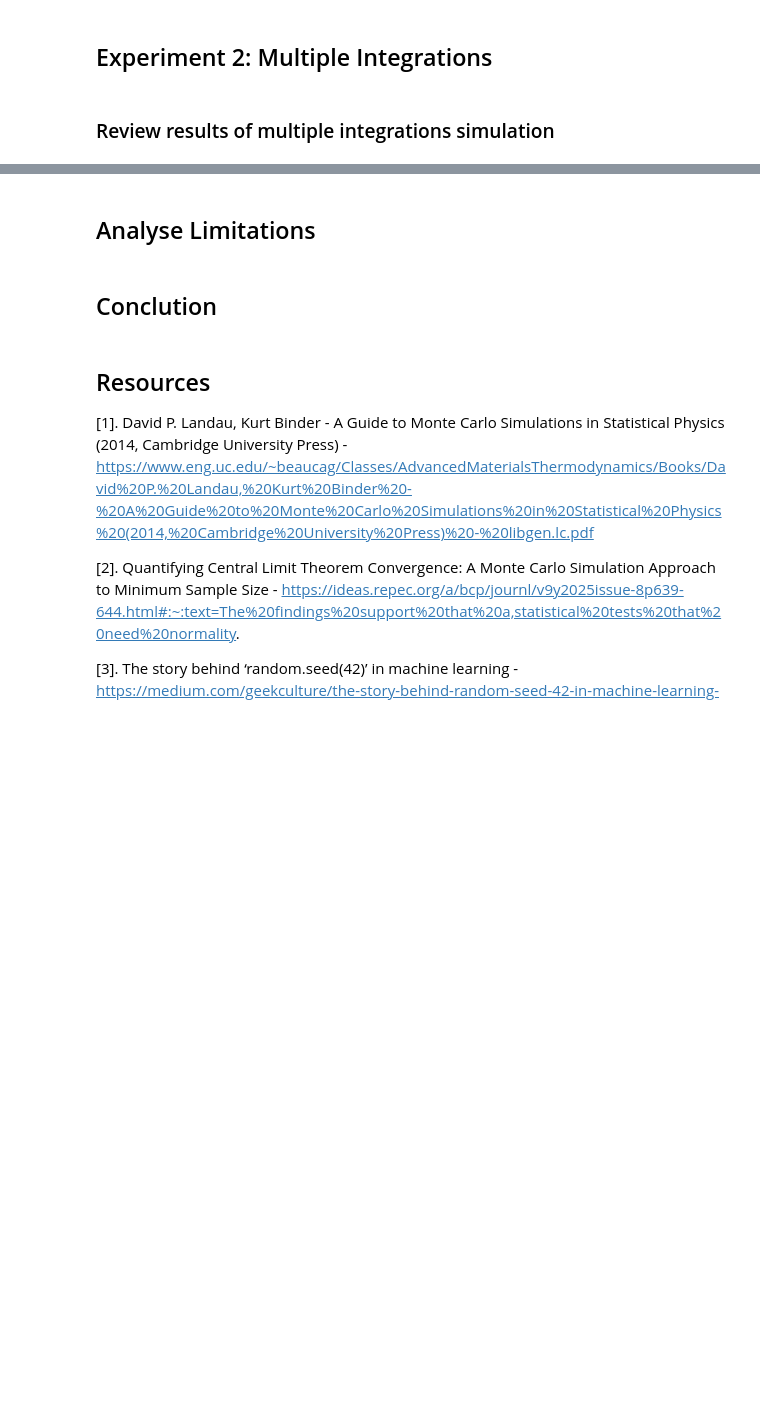
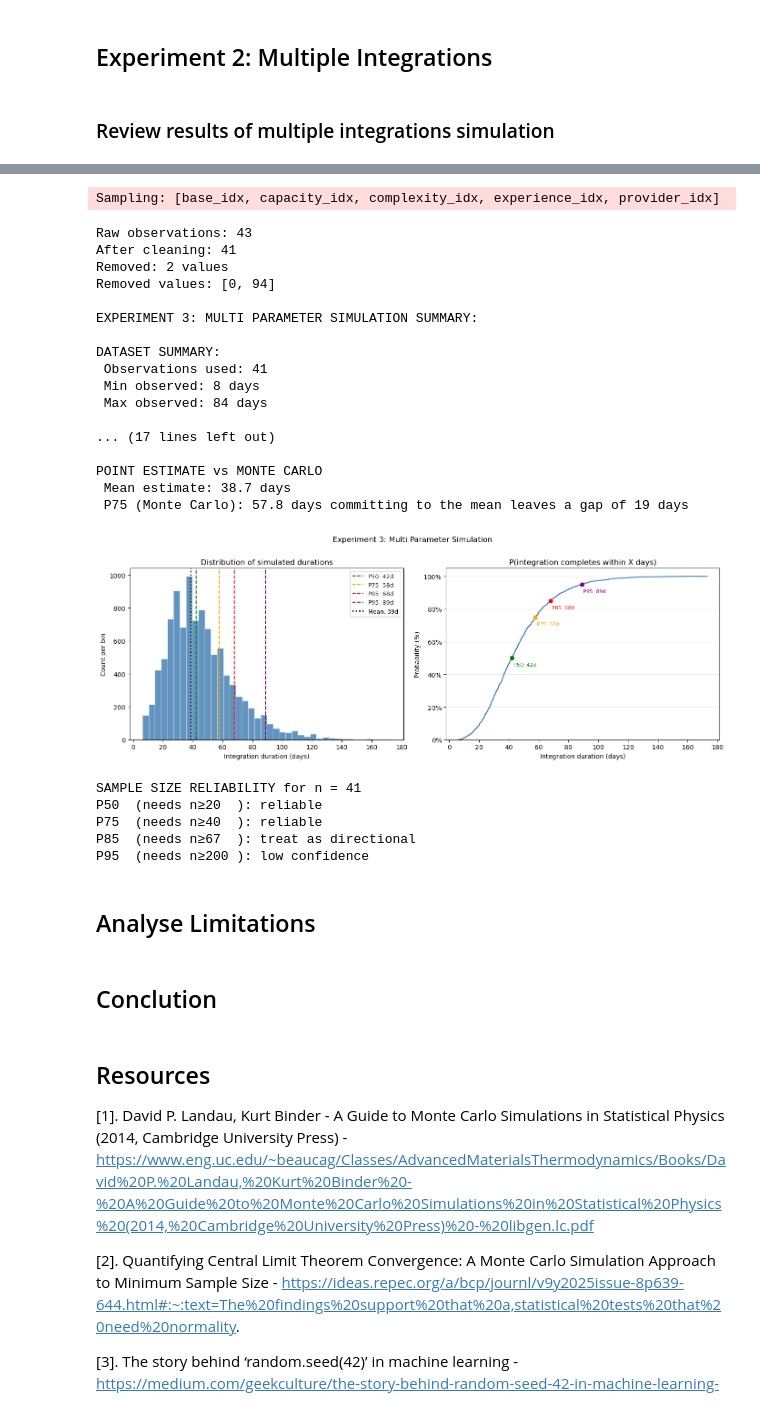
Before and after one commit to crystal-wolfer/SoftUni-AI-ML, a Jupyter notebook: Course 1 - Math For Developer/monte-carlo-agile-estimation/notebooks/02_monte_carlo_simulation.ipynb, the cells around one changed output, grey strips where cells are left out. Saved outputs shown, nothing was run; the diff lists cells and outputs as text; code cells hidden in the pictures; blank space fills up the shorter version.

Commit message:
[Monte Carlo] Simulation Experiment 3
Added PyMC lib installation, Added Experiment 3 code and description. Added small fixes and changes to helper functions to fit better with the experiments

```diff
--- a/Course 1 - Math For Developer/monte-carlo-agile-estimation/notebooks/02_monte_carlo_simulation.ipynb
+++ b/Course 1 - Math For Developer/monte-carlo-agile-estimation/notebooks/02_monte_carlo_simulation.ipynb
@@ -631,3 +921,68 @@ P95  (needs n≥200 ): low confidence
+# %%
+#Compute data-driven multipliers
+_cleaned = clean_data(raw_jira_data, min_days=4, max_days=90)
+_median  = np.median(_cleaned)
+
+_complexity_multipliers = {
+    'simple':  round(np.percentile(_cleaned, 30) / _median, 2),
+    'medium':  round(np.percentile(_cleaned, 50) / _median, 2),
+    'complex': round(np.percentile(_cleaned, 75) / _median, 2),
+}
+
+#Run Experiment 3 with following input parameters:
+# (simulating simple-medium complex integration, performed by a mid level developer most likely from a very responsive-responsive provider with high chance of reduced capacity)
+result_3 = simulate_with_parameters(
+    historical_data=raw_jira_data,
+    min_days=4,
+    max_days=90,
+
+    # Complexity: what kind of integration is it?
+    complexity_distribution={'simple': 0.4, 'medium': 0.4, 'complex': 0.2},
+    complexity_multipliers=_complexity_multipliers,
+
+    # Capacity: how stretched is the team or how much urgent extra work is expected? (the impact is usually noticeable but it isnt that big)
+    capacity_distribution={'full': 0.6, 'reduced': 0.35, 'minimal': 0.05},
+    capacity_multipliers={'full': 1.0, 'reduced': 1.2, 'minimal': 1.4},
+
+    # Experience: who from the team is doing the work? (the levels are distinguishable in the team but the difference is not that big)
+    experience_distribution={'junior': 0.3, 'mid': 0.5, 'senior': 0.2},
+    experience_multipliers={'junior': 1.2, 'mid': 1.0, 'senior': 0.7},
+
+    # Provider responsiveness: how fast does the other side respond? (blocking providers can indeed stall an integration completion for a month or even more)
+    provider_distribution={'very_responsive': 0.6, 'responsive': 0.3, 'slow': 0.05, 'blocking': 0.05},
+    provider_delay_days={'very_responsive': 2, 'responsive': 7, 'slow': 14, 'blocking': 21},
+
+    n_simulations=10_000,
+    percentiles=[50, 75, 85, 95],
+    random_seed=42,
+)
+
+review_experiment_3(result_3)
+# %% [output]
+Sampling: [base_idx, capacity_idx, complexity_idx, experience_idx, provider_idx]
+Raw observations: 43
+After cleaning: 41
+Removed: 2 values
+Removed values: [0, 94]
+
+EXPERIMENT 3: MULTI PARAMETER SIMULATION SUMMARY:
+
+DATASET SUMMARY:
+ Observations used: 41
+ Min observed: 8 days
+ Max observed: 84 days
+
+... (17 lines left out)
+
+POINT ESTIMATE vs MONTE CARLO
+ Mean estimate: 38.7 days
+ P75 (Monte Carlo): 57.8 days committing to the mean leaves a gap of 19 days
+[figure, added]
+SAMPLE SIZE RELIABILITY for n = 41
+P50  (needs n≥20  ): reliable
+P75  (needs n≥40  ): reliable
+P85  (needs n≥67  ): treat as directional
+P95  (needs n≥200 ): low confidence
 # %% [markdown]
 ## Analyse Limitations
 # %% [markdown]
```
Also changed, not shown: parts of 8 cells of this notebook, 2 other files.
